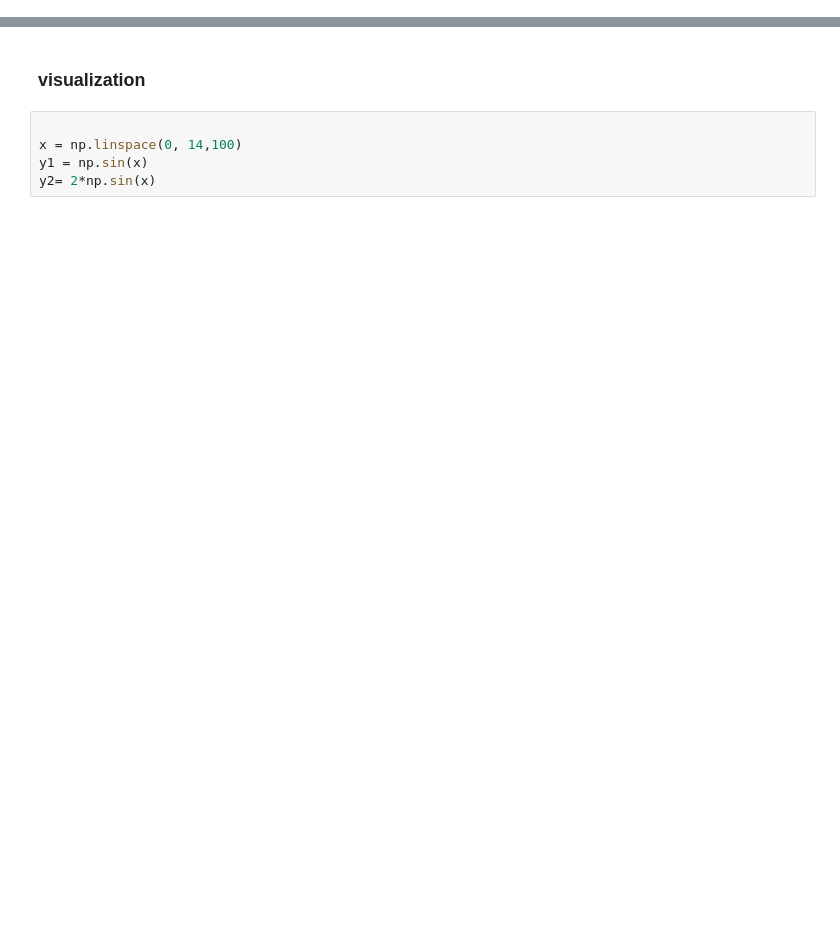
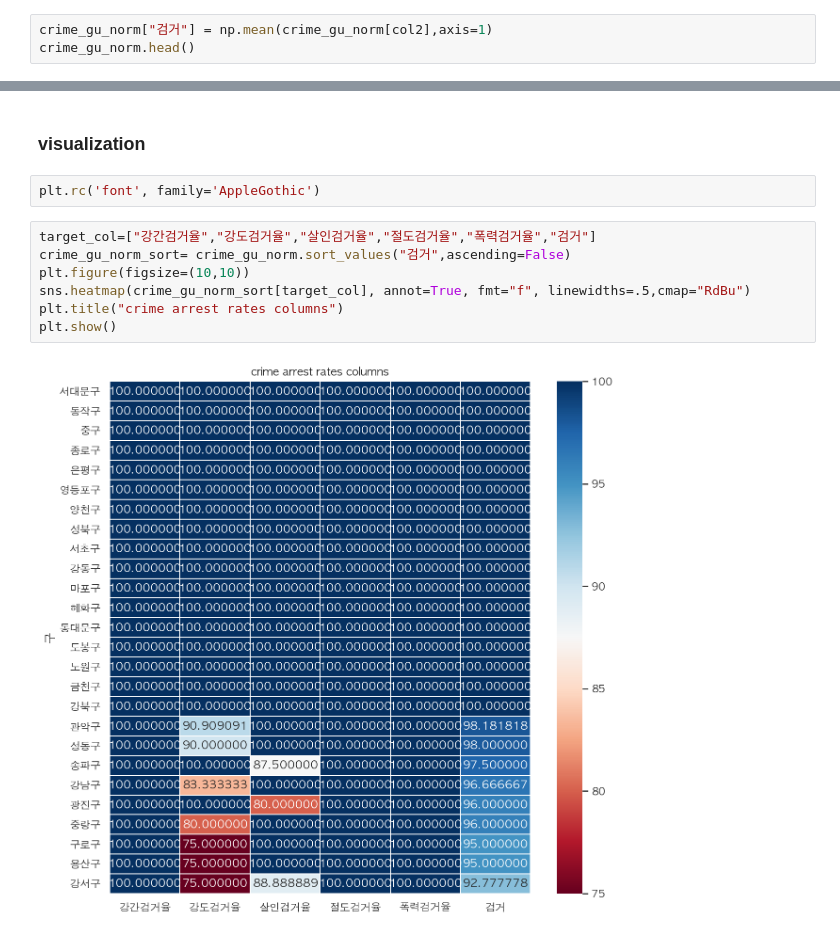
Before and after one commit to yeonghwanchoi/DS_class, a Jupyter notebook: fc16/seoul_crime_visualization.ipynb, the cells around one changed output, grey strips where cells are left out. Cells and saved outputs as stored; diff of their text form; blank space fills up the shorter version.

Commit message:
visuals added

```diff
--- a/fc16/seoul_crime_visualization.ipynb
+++ b/fc16/seoul_crime_visualization.ipynb
@@ -257,3 +257,6 @@ crime_gu_norm.head()
 | 강북구 | 0.461538 | 0.200000 | 0.264264 | 0.413805 | 0.663198 | 100.0 | 100.000000 | 100.000000 | 100.0 | 100.0 | 0.400561 |
 | 강서구 | 0.615385 | 0.200000 | 0.459459 | 0.690236 | 0.699617 | 100.0 | 75.000000 | 88.888889 | 100.0 | 100.0 | 0.532939 |
 | 관악구 | 1.000000 | 0.666667 | 0.612613 | 0.748485 | 0.730285 | 100.0 | 90.909091 | 100.000000 | 100.0 | 100.0 | 0.751610 |
+# %%
+crime_gu_norm["검거"] = np.mean(crime_gu_norm[col2],axis=1)
+crime_gu_norm.head()
@@ -260,7 +271,13 @@ crime_gu_norm.head()
 # %% [markdown]
 ### visualization
-# %%
-
-x = np.linspace(0, 14,100)
-y1 = np.sin(x)
-y2= 2*np.sin(x)
+# %%
+plt.rc('font', family='AppleGothic')
+# %%
+target_col=["강간검거율","강도검거율","살인검거율","절도검거율","폭력검거율","검거"]
+crime_gu_norm_sort= crime_gu_norm.sort_values("검거",ascending=False)
+plt.figure(figsize=(10,10))
+sns.heatmap(crime_gu_norm_sort[target_col], annot=True, fmt="f", linewidths=.5,cmap="RdBu")
+plt.title("crime arrest rates columns")
+plt.show()
+# %% [output]
+[figure, added]
```
Also changed, not shown: parts of 2 cells of this notebook.
